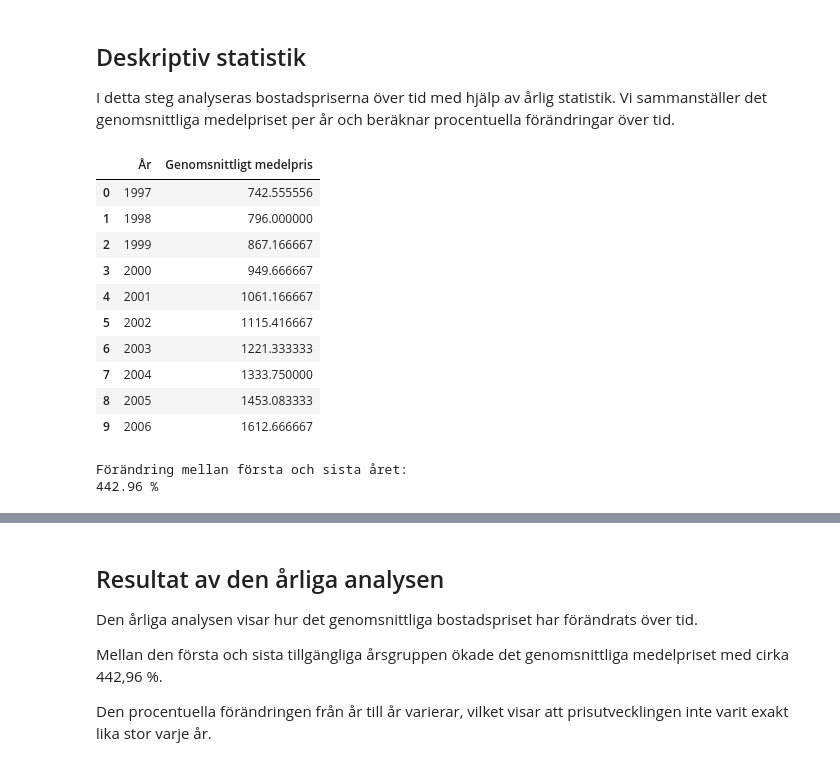
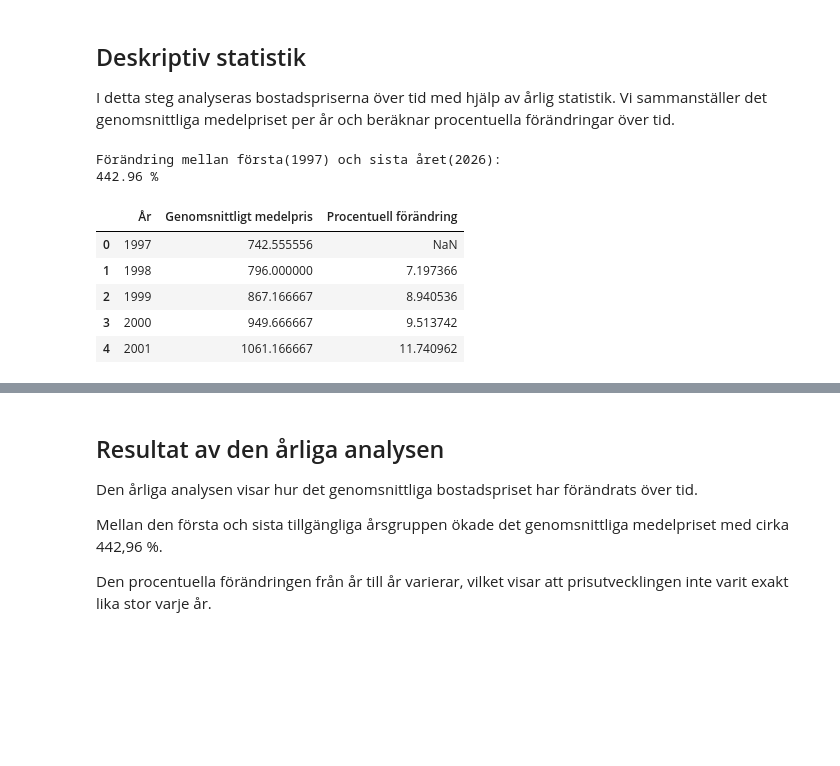
Before and after one commit to musishxo/house_price_analysis-SCB, a Jupyter notebook: House_price_analysis_SCB.ipynb, the cells around one changed output, grey strips where cells are left out. Cells and saved outputs as stored; diff of their text form; code cells hidden in the pictures; blank space fills up the shorter version.

```diff
--- a/House_price_analysis_SCB.ipynb
+++ b/House_price_analysis_SCB.ipynb
@@ -419,36 +325,38 @@ dtype: float64
 
 I detta steg analyseras bostadspriserna över tid med hjälp av årlig statistik.
 Vi sammanställer det genomsnittliga medelpriset per år och beräknar procentuella förändringar över tid.
-# %%
-# Skapa en tabell med genomsnittligt bostadspris per år
-
-arsstatistik = pris_per_ar.reset_index()
-
-arsstatistik.columns = ["År", "Genomsnittligt medelpris"]
-
-arsstatistik.head(10)
-# %% [output]
-|  | År | Genomsnittligt medelpris |
-| 0 | 1997 | 742.555556 |
-| 1 | 1998 | 796.000000 |
-| 2 | 1999 | 867.166667 |
-| 3 | 2000 | 949.666667 |
-| 4 | 2001 | 1061.166667 |
-| 5 | 2002 | 1115.416667 |
-| 6 | 2003 | 1221.333333 |
-| 7 | 2004 | 1333.750000 |
-| 8 | 2005 | 1453.083333 |
-| 9 | 2006 | 1612.666667 |
 # %%
+# Skapa en tabell med genomsnittligt bostadspris per år
+
+arsstatistik = pris_per_ar.reset_index()
+
+arsstatistik.columns = ["År", "Genomsnittligt medelpris"]
+
+arsstatistik.head()
+
 # Beräkna den totala procentuella förändringen
 
-forsta_pris = arsstatistik["Genomsnittligt medelpris"].iloc[0]
-sista_pris = arsstatistik["Genomsnittligt medelpris"].iloc[-1]
+forsta_pris_1997 = arsstatistik["Genomsnittligt medelpris"].iloc[0]
+sista_pris_2026 = arsstatistik["Genomsnittligt medelpris"].iloc[-1]
 
-procentuell_forandring = ((sista_pris - forsta_pris) / forsta_pris) * 100
+procentuell_forandring = ((sista_pris_2026 - forsta_pris_1997) / forsta_pris_1997) * 100
 
-print("Förändring mellan första och sista året:")
+print("Förändring mellan första(1997) och sista året(2026):")
 print(round(procentuell_forandring, 2), "%")
+
+# Beräkna den procentuella förändringen mellan varje år
+
+arsstatistik["Procentuell förändring"] = (
+    arsstatistik["Genomsnittligt medelpris"].pct_change() * 100
+)
+
+arsstatistik.head()
 # %% [output]
-Förändring mellan första och sista året:
+Förändring mellan första(1997) och sista året(2026):
 442.96 %
+|  | År | Genomsnittligt medelpris | Procentuell förändring |
+| 0 | 1997 | 742.555556 | NaN |
+| 1 | 1998 | 796.000000 | 7.197366 |
+| 2 | 1999 | 867.166667 | 8.940536 |
+| 3 | 2000 | 949.666667 | 9.513742 |
+| 4 | 2001 | 1061.166667 | 11.740962 |
```
Also changed, not shown: parts of 42 cells of this notebook.
